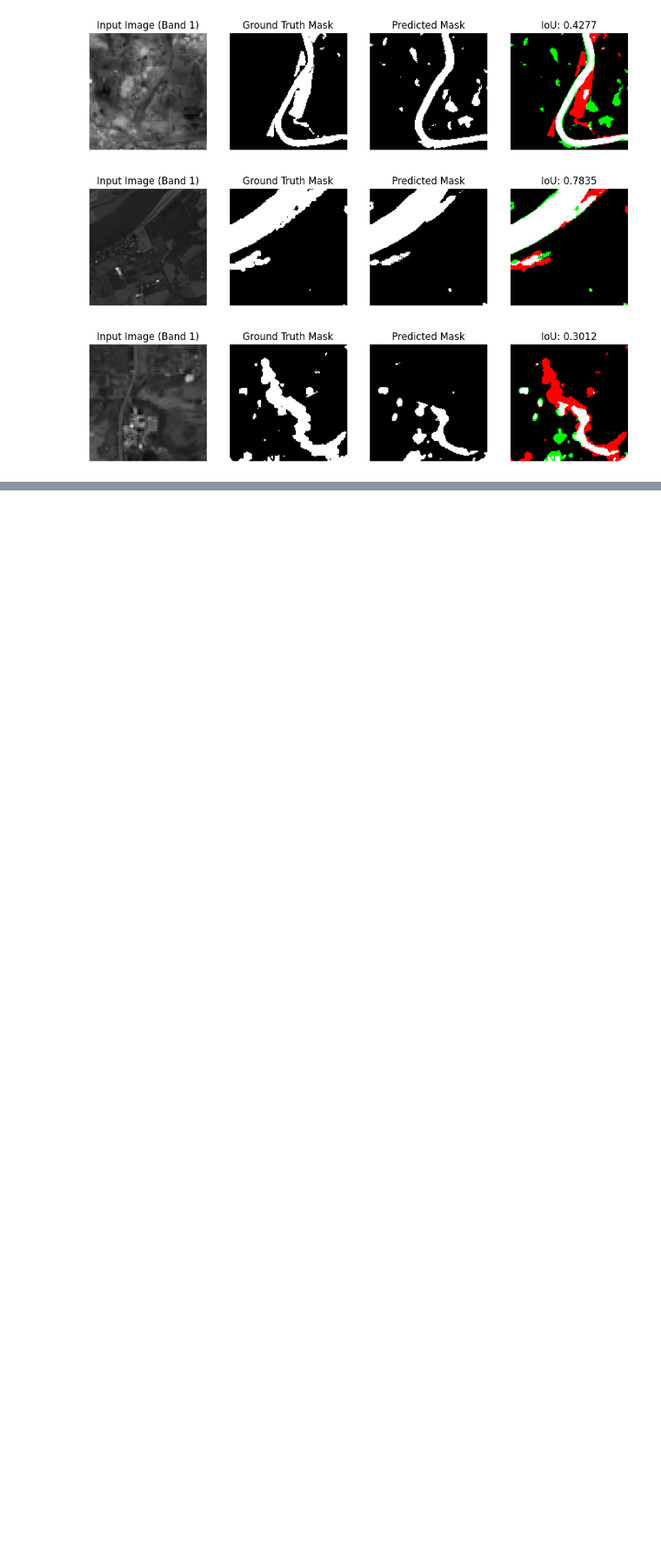
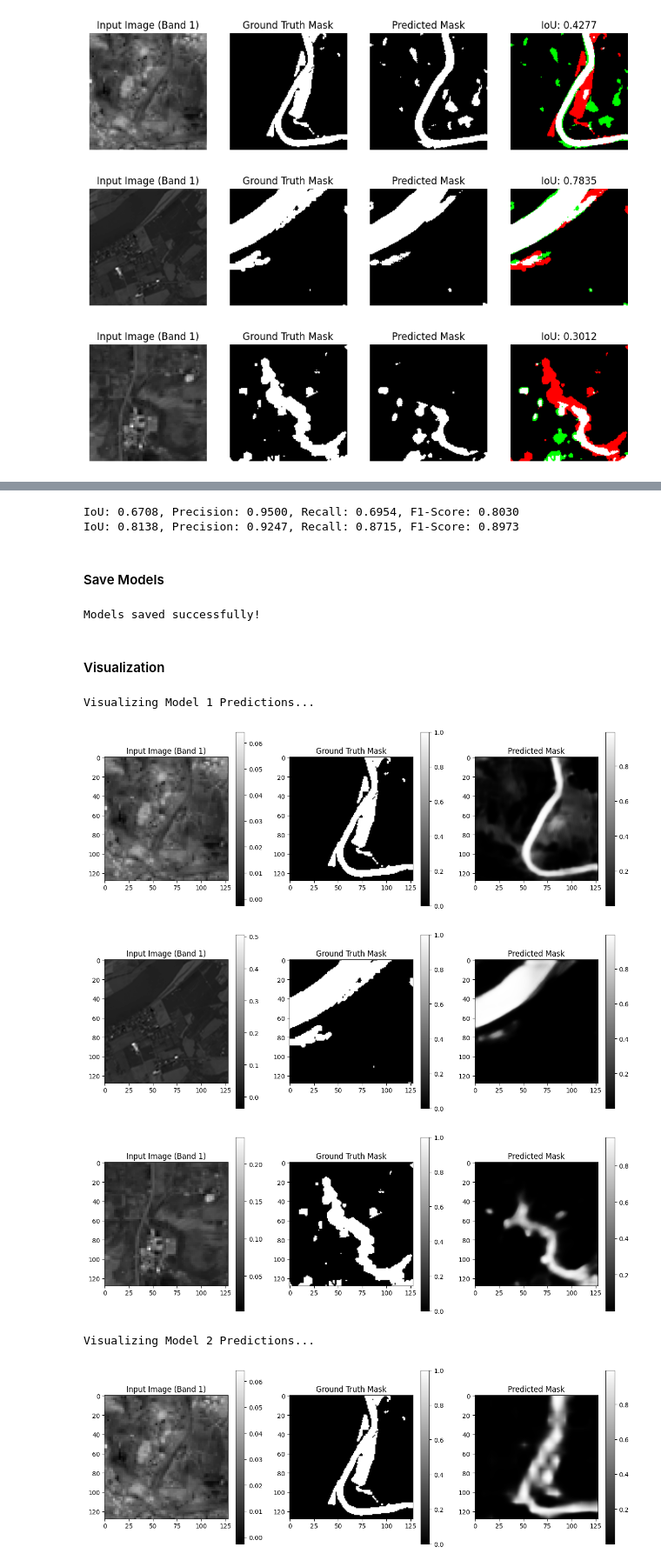
Before and after one commit to MalakAmgad/Water-Segmentation-using-Multispectral, a Jupyter notebook: notebook.ipynb, the cells around one changed output, grey strips where cells are left out. Shown at 87% size. Cells and saved outputs as stored; diff of their text form; code cells hidden in the pictures; blank space fills up the shorter version.

```diff
--- a/notebook.ipynb
+++ b/notebook.ipynb
@@ -335,0 +413,13 @@ visualize_iou(Y_val, y_pred)
+# %%
+def train_model(model, optimizer, train_loader, num_epochs=50):
+    for epoch in range(num_epochs):
+        model.train()
+        for images, masks in train_loader:
+            images, masks = images.to(device), masks.to(device)
+            optimizer.zero_grad()
+            outputs = model(images)
+            loss = criterion(outputs, masks)
+            loss.backward()
+            optimizer.step()
+        print(f"Epoch {epoch+1}/{num_epochs}, Loss: {loss.item():.4f}")
+    return model
@@ -335,0 +428,5 @@ visualize_iou(Y_val, y_pred)
+# %%
+print("Training Model 1 (Unet)...")
+model1 = train_model(model1, optimizer1, train_loader, num_epochs=EPOCHS)
+print("Training Model 2 (DeepLabV3)...")
+model2 = train_model(model2, optimizer2, train_loader, num_epochs=EPOCHS)
@@ -335,0 +471,53 @@ visualize_iou(Y_val, y_pred)
+# %%
+evaluate_model(model1, val_loader)
+evaluate_model(model2, val_loader)
+# %% [output]
+IoU: 0.6708, Precision: 0.9500, Recall: 0.6954, F1-Score: 0.8030
+IoU: 0.8138, Precision: 0.9247, Recall: 0.8715, F1-Score: 0.8973
+# %% [markdown]
+#### Save Models
+# %%
+torch.save(model1.state_dict(), 'unet_water_segmentation.pth')
+torch.save(model2.state_dict(), 'deeplabv3_water_segmentation.pth')
+print("Models saved successfully!")
+# %% [output]
+Models saved successfully!
+# %% [markdown]
+#### Visualization
+# %%
+def visualize_predictions(model, X_val, Y_val, num_visualizations=3):
+    model.eval()
+    with torch.no_grad():
+        preds = torch.sigmoid(model(torch.tensor(X_val[:num_visualizations], dtype=torch.float32).permute(0, 3, 1, 2).to(device))).cpu().numpy()
+
+    for i in range(num_visualizations):
+        plt.figure(figsize=(15, 5))
+        plt.subplot(1, 3, 1)
+        plt.title('Input Image (Band 1)')
+        plt.imshow(X_val[i, :, :, 0], cmap='gray')
+        plt.colorbar()
+
+        plt.subplot(1, 3, 2)
+        plt.title('Ground Truth Mask')
+        plt.imshow(Y_val[i, :, :, 0], cmap='gray')
+        plt.colorbar()
+
+        plt.subplot(1, 3, 3)
+        plt.title('Predicted Mask')
+        plt.imshow(preds[i, 0, :, :], cmap='gray')
+        plt.colorbar()
+
+        plt.show()
+
+# Visualize Results
+print("Visualizing Model 1 Predictions...")
+visualize_predictions(model1, X_val, Y_val)
+print("Visualizing Model 2 Predictions...")
+visualize_predictions(model2, X_val, Y_val)
+# %% [output]
+Visualizing Model 1 Predictions...
+[figure, added]
+[figure, added]
+[figure, added]
+Visualizing Model 2 Predictions...
+[figure, added]
```
Also changed, not shown: parts of 32 cells of this notebook.
